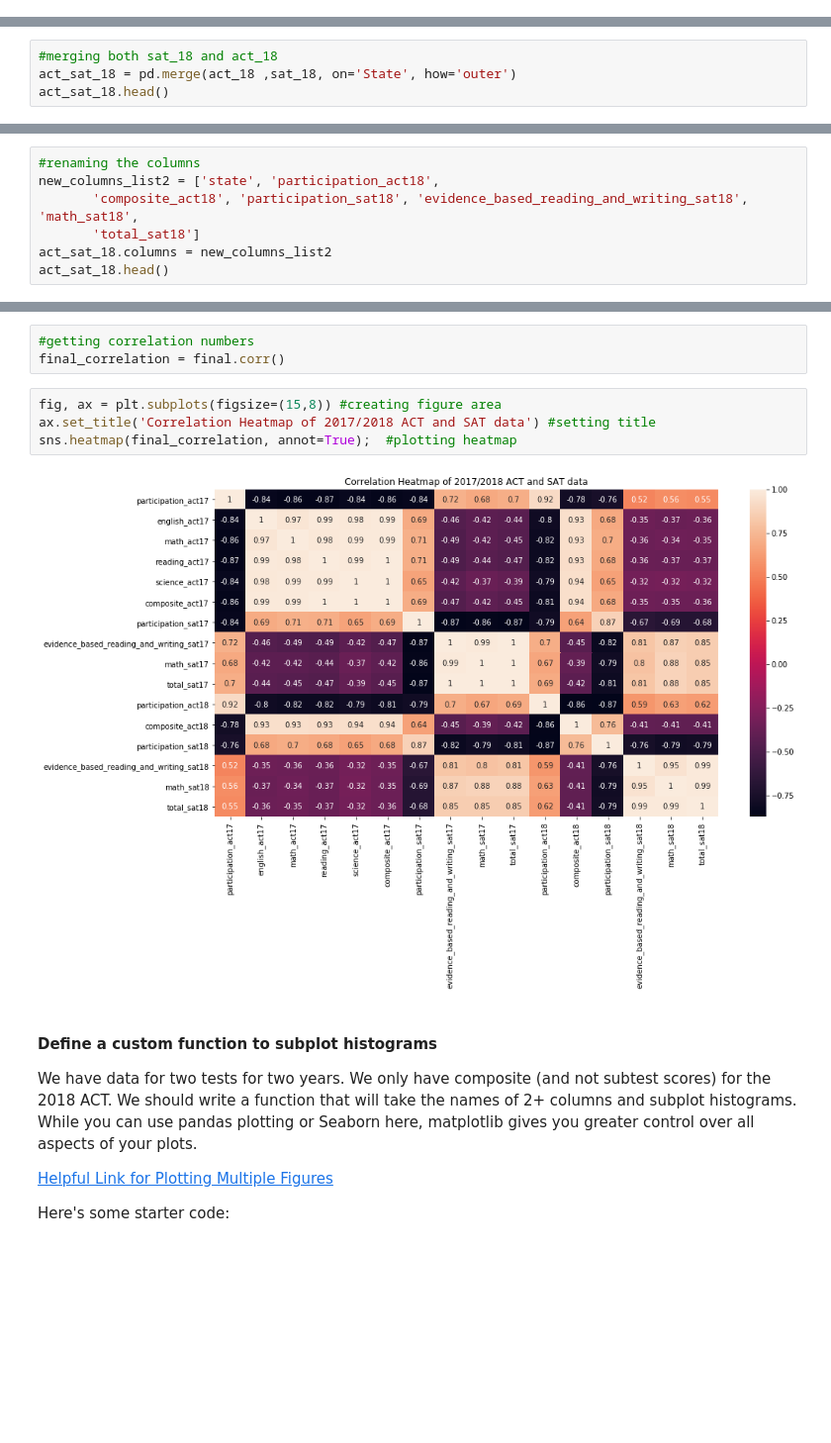
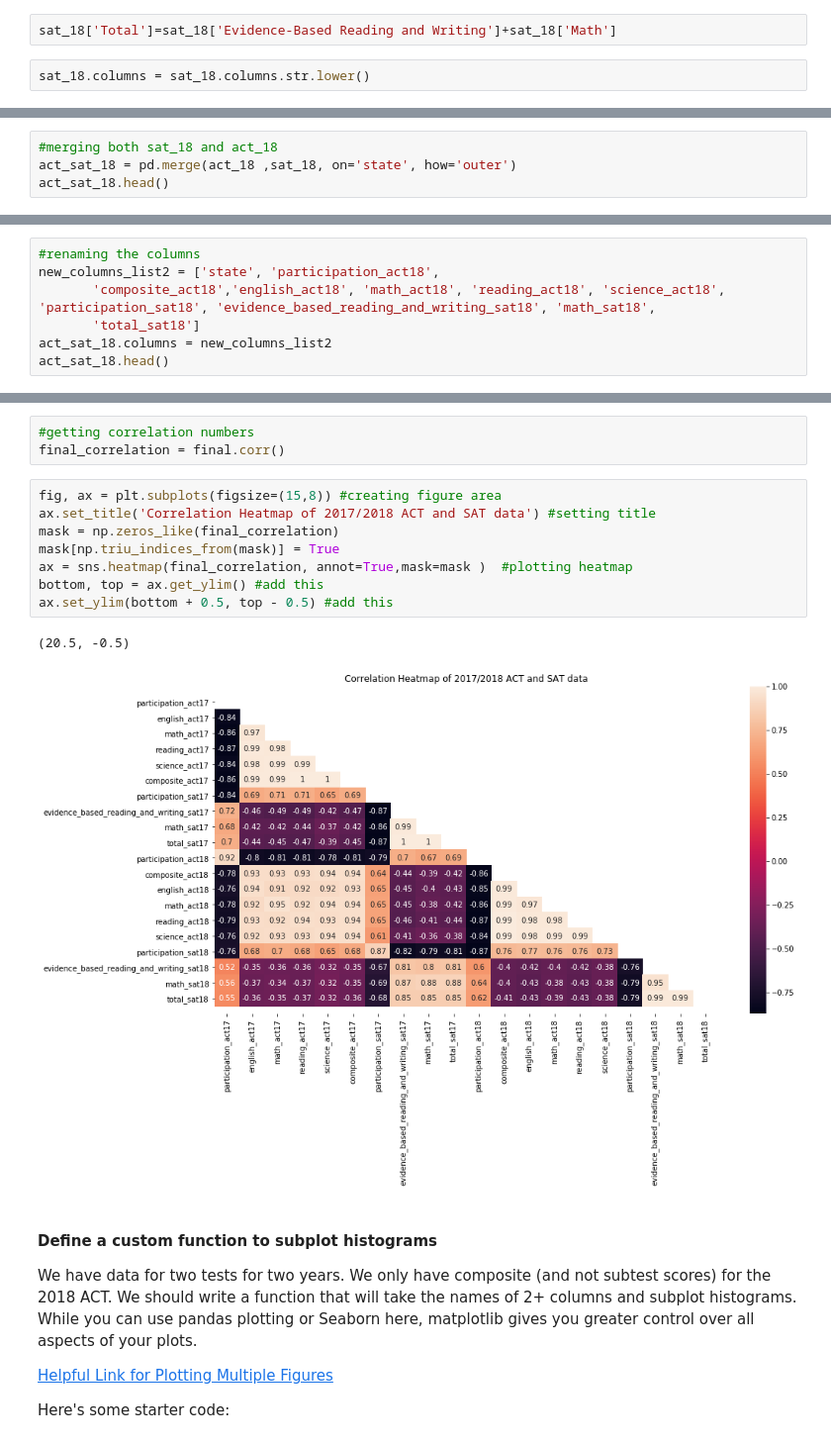
Before and after one commit to fadhilaffandi/dsiprojects, a Jupyter notebook: project_1/code/SAT_ACT_Analysis.ipynb, the cells around one changed output, grey strips where cells are left out. Shown at 99% size. Drawn from its saved outputs; the diff is of its cells as text; blank space fills up the shorter version.

```diff
--- a/project_1/code/SAT_ACT_Analysis.ipynb
+++ b/project_1/code/SAT_ACT_Analysis.ipynb
@@ -439,0 +532,4 @@ sat_18.head()
+# %%
+sat_18['Total']=sat_18['Evidence-Based Reading and Writing']+sat_18['Math']
+# %%
+sat_18.columns = sat_18.columns.str.lower()
@@ -440,5 +554,5 @@ sat_18.head()
 # %%
 #merging both sat_18 and act_18
-act_sat_18 = pd.merge(act_18 ,sat_18, on='State', how='outer')
+act_sat_18 = pd.merge(act_18 ,sat_18, on='state', how='outer')
 act_sat_18.head()
 # %% [output]
@@ -451,7 +565,7 @@ act_sat_18.head()
 # %%
 #renaming the columns
 new_columns_list2 = ['state', 'participation_act18',
-       'composite_act18', 'participation_sat18', 'evidence_based_reading_and_writing_sat18', 'math_sat18',
+       'composite_act18','english_act18', 'math_act18', 'reading_act18', 'science_act18', 'participation_sat18', 'evidence_based_reading_and_writing_sat18', 'math_sat18',
        'total_sat18']
 act_sat_18.columns = new_columns_list2
 act_sat_18.head()
@@ -882,9 +1053,14 @@ final_correlation = final.corr()
 # %%
 fig, ax = plt.subplots(figsize=(15,8)) #creating figure area
 ax.set_title('Correlation Heatmap of 2017/2018 ACT and SAT data') #setting title
-sns.heatmap(final_correlation, annot=True);  #plotting heatmap
+mask = np.zeros_like(final_correlation)
+mask[np.triu_indices_from(mask)] = True
+ax = sns.heatmap(final_correlation, annot=True,mask=mask )  #plotting heatmap
+bottom, top = ax.get_ylim() #add this
+ax.set_ylim(bottom + 0.5, top - 0.5) #add this
 # %% [output]
+(20.5, -0.5)
-[figure, old version]
+[figure, new version]
 # %% [markdown]
 #### Define a custom function to subplot histograms
 
```
Also changed, not shown: parts of 100 cells of this notebook, 1 other file.
